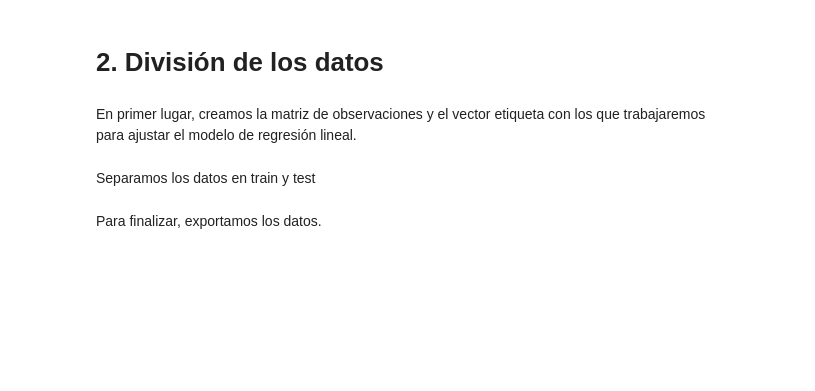
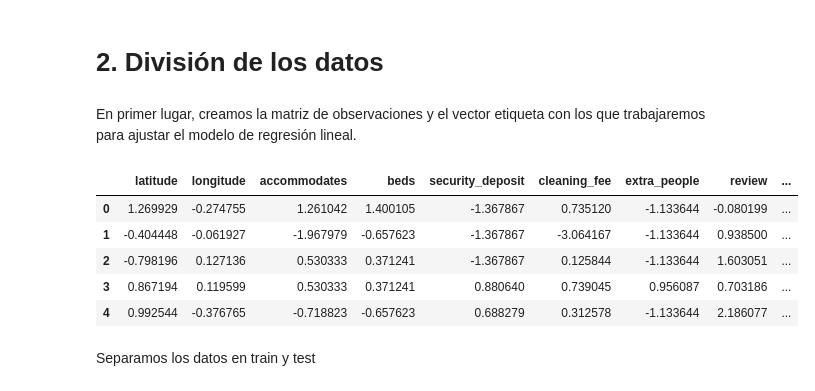
Before and after one commit to sofiamacein/Airbnb_Proyecto, a Jupyter notebook: Airbnb_EDA.ipynb, the cells around one changed output. Cells and saved outputs as stored; diff of their text form; code cells hidden in the pictures; blank space fills up the shorter version.

```diff
--- a/Airbnb_EDA.ipynb
+++ b/Airbnb_EDA.ipynb
@@ -669,0 +990,4 @@ review = df['review_scores_accuracy']*(df['number_of_reviews']/sum(df['number_of
+# %%
+# Coef asimetria y transformacion
+print("Coeficiente de asimetría: " + str(review.skew()))
+review = np.log(review)
@@ -677,26 +1010,31 @@ from sklearn.model_selection import train_test_split
 En primer lugar, creamos la matriz de observaciones y el vector etiqueta con los que trabajaremos para ajustar el modelo de regresión lineal.
 # %%
 # Vector etiqueta
-y = df['price']
+y = df_log['price']
 
 # Matriz de observaciones
-X = df_log[['latitude', 'longitude','bathrooms', 'beds',  'security_deposit', 'cleaning_fee', 'extra_people',
+X = df_log[['latitude', 'longitude', 'accommodates', 'beds', 'security_deposit', 'cleaning_fee', 'extra_people',
             'Entire home/apt', 'Private room', 'Shared room']]
 X.insert(7, 'review', review)
 # %%
 # Estandarizamos los datos
 objeto = StandardScaler()
 X_ss = pd.DataFrame(objeto.fit_transform(X.iloc[:,0:8]), columns=list(X.iloc[:,0:8].columns))
 # Concatenamos los datos
 X = pd.concat([X_ss, X.loc[:,'Entire home/apt':'Shared room'].reset_index()], axis=1)
-X.drop('index', axis=1, inplace=True)
+X.drop('id', axis=1, inplace=True)
 X.head(5)
+# %% [output]
+|  | latitude | longitude | accommodates | beds | security_deposit | cleaning_fee | extra_people | review | ... |
+| 0 | 1.269929 | -0.274755 | 1.261042 | 1.400105 | -1.367867 | 0.735120 | -1.133644 | -0.080199 | ... |
+| 1 | -0.404448 | -0.061927 | -1.967979 | -0.657623 | -1.367867 | -3.064167 | -1.133644 | 0.938500 | ... |
+| 2 | -0.798196 | 0.127136 | 0.530333 | 0.371241 | -1.367867 | 0.125844 | -1.133644 | 1.603051 | ... |
+| 3 | 0.867194 | 0.119599 | 0.530333 | 0.371241 | 0.880640 | 0.739045 | 0.956087 | 0.703186 | ... |
+| 4 | 0.992544 | -0.376765 | -0.718823 | -0.657623 | 0.688279 | 0.312578 | -1.133644 | 2.186077 | ... |
 # %% [markdown]
 Separamos los datos en train y test
 # %%
 X_train, X_test, y_train, y_test = train_test_split(X, y, test_size=0.3, random_state=0)
-# %% [markdown]
-Para finalizar, exportamos los datos.
 # %%
 # Librerias
 import os
```
Also changed, not shown: parts of 105 cells of this notebook, 1 other file.
